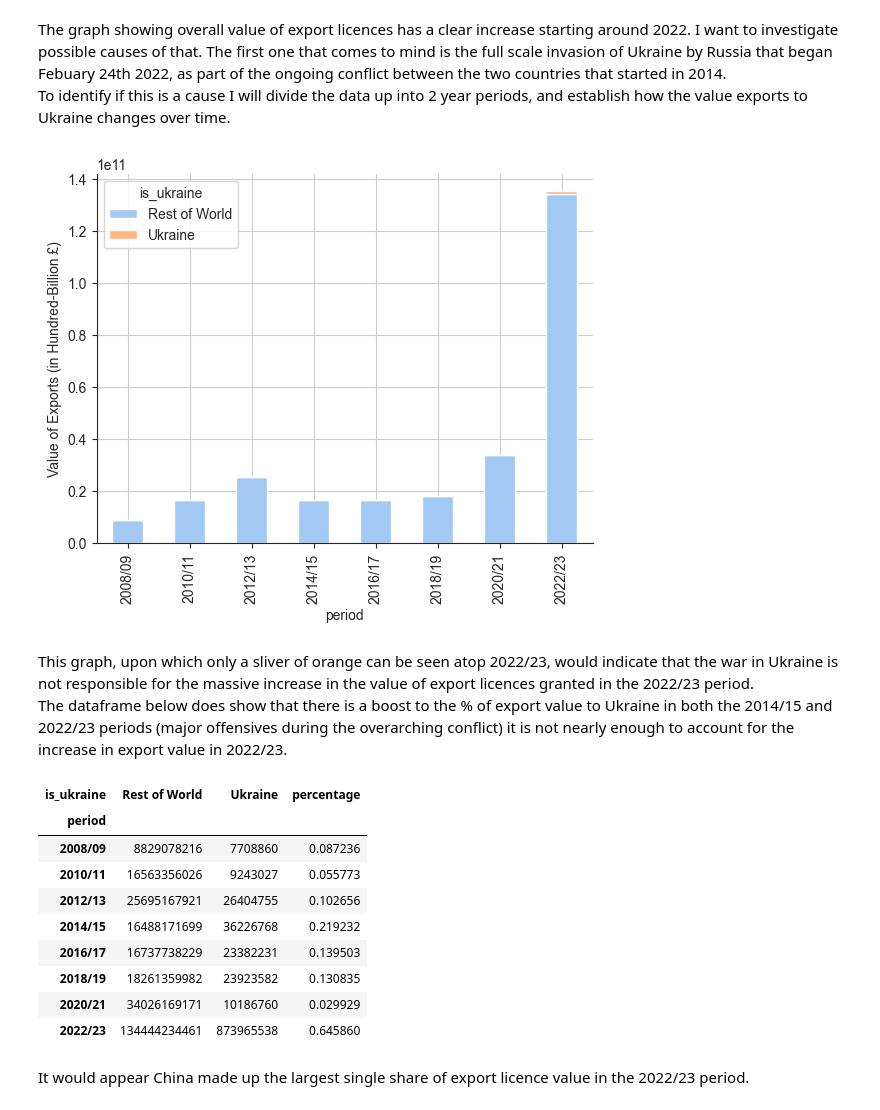
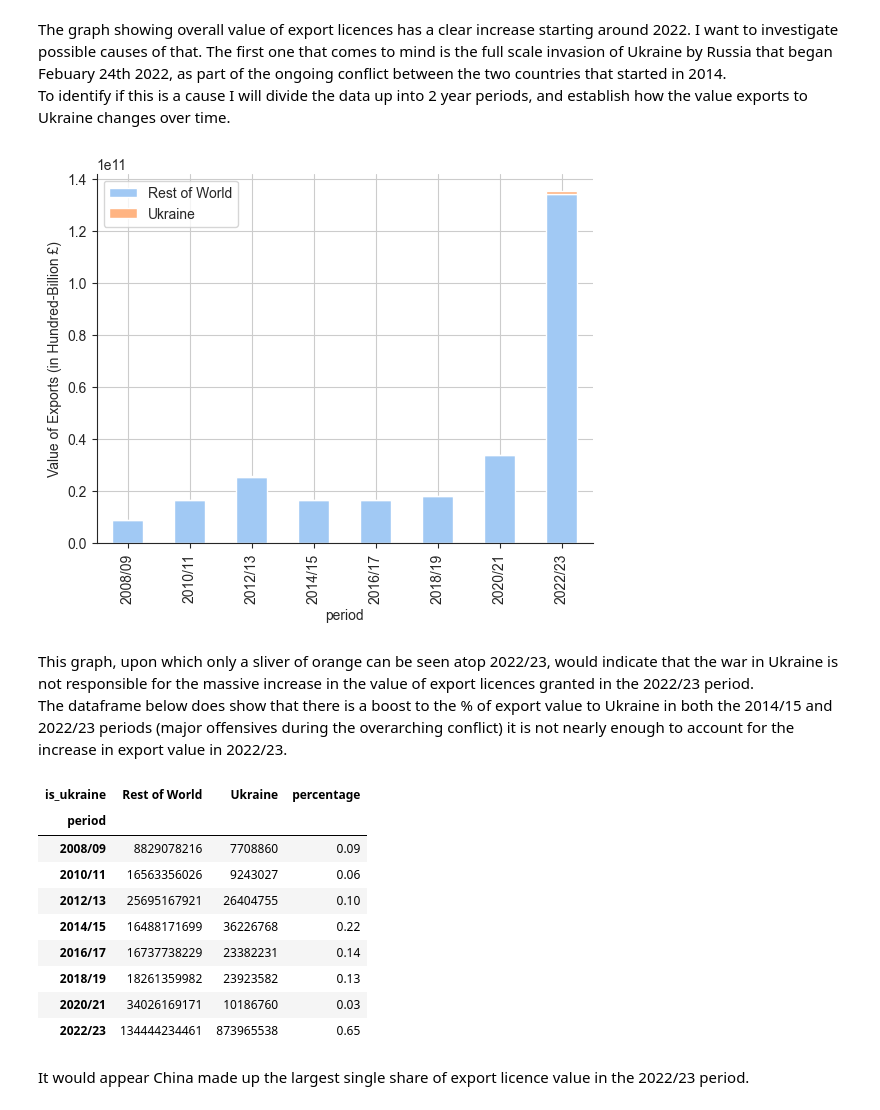
Before and after one commit to TheLastHipster/UK-Export-Licence-Data-Analysis, a Jupyter notebook: main.ipynb, the cells around one changed output. Saved outputs shown, nothing was run; the diff lists cells and outputs as text; code cells hidden in the pictures.

Commit message:
More comments, fix legends, formatting

```diff
--- a/main.ipynb
+++ b/main.ipynb
@@ -214,28 +220,29 @@ spike_df['is_ukraine'] = spike_df['destination']== 'Ukraine'
 # %%
 data = spike_df.groupby(['period','is_ukraine'])['value'].sum().unstack()
 data.rename(columns={True:'Ukraine',False:'Rest of World'},inplace=True)
 figure = data.plot(kind='bar',stacked=True)
 figure.set(ylabel='Value of Exports (in Hundred-Billion £)')
+figure.legend(title="")
 del figure
 # %% [output]
-[figure, old version]
+[figure, new version]
 # %% [markdown]
 This graph, upon which only a sliver of orange can be seen atop 2022/23, would indicate that the war in Ukraine is not responsible for the massive increase in the value of export licences granted in the 2022/23 period.
 The dataframe below does show that there is a boost to the % of export value to Ukraine in both the 2014/15 and 2022/23 periods (major offensives during the overarching conflict) it is not nearly enough to account for the increase in export value in 2022/23.
 # %%
-data['percentage'] = (data['Ukraine']/(data['Ukraine']+data['Rest of World']))*100
+data['percentage'] = round((data['Ukraine']/(data['Ukraine']+data['Rest of World']))*100,2)
 data
 # %% [output]
 | is_ukraine | Rest of World | Ukraine | percentage |
 | period |  |  |  |
-| 2008/09 | 8829078216 | 7708860 | 0.087236 |
-| 2010/11 | 16563356026 | 9243027 | 0.055773 |
-| 2012/13 | 25695167921 | 26404755 | 0.102656 |
-| 2014/15 | 16488171699 | 36226768 | 0.219232 |
-| 2016/17 | 16737738229 | 23382231 | 0.139503 |
-| 2018/19 | 18261359982 | 23923582 | 0.130835 |
-| 2020/21 | 34026169171 | 10186760 | 0.029929 |
-| 2022/23 | 134444234461 | 873965538 | 0.645860 |
+| 2008/09 | 8829078216 | 7708860 | 0.09 |
+| 2010/11 | 16563356026 | 9243027 | 0.06 |
+| 2012/13 | 25695167921 | 26404755 | 0.10 |
+| 2014/15 | 16488171699 | 36226768 | 0.22 |
+| 2016/17 | 16737738229 | 23382231 | 0.14 |
+| 2018/19 | 18261359982 | 23923582 | 0.13 |
+| 2020/21 | 34026169171 | 10186760 | 0.03 |
+| 2022/23 | 134444234461 | 873965538 | 0.65 |
 # %%
 del data
 spike_df.drop(columns='is_ukraine',inplace=True)
```
Also changed, not shown: parts of 15 cells of this notebook.
